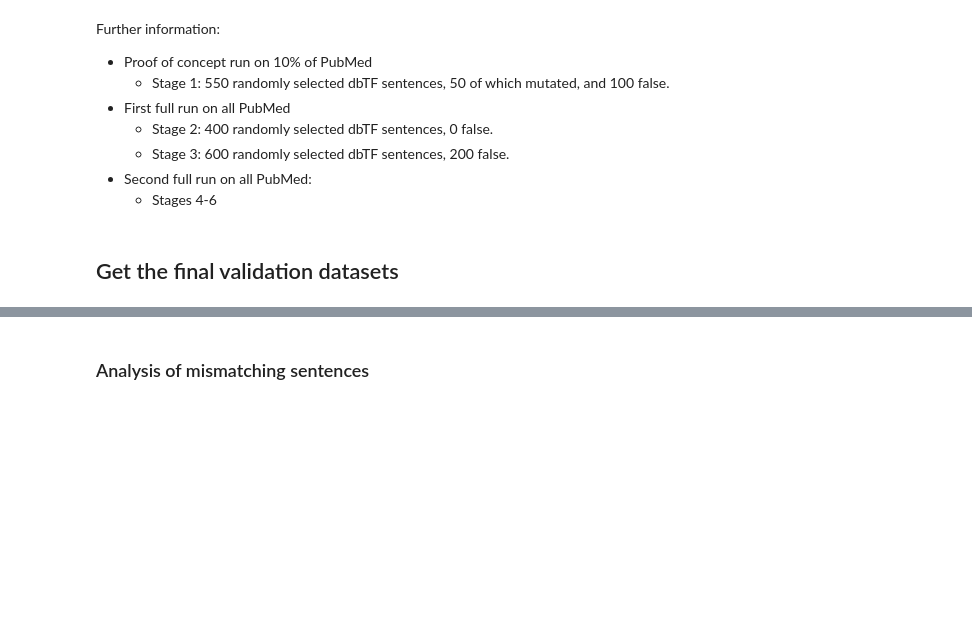
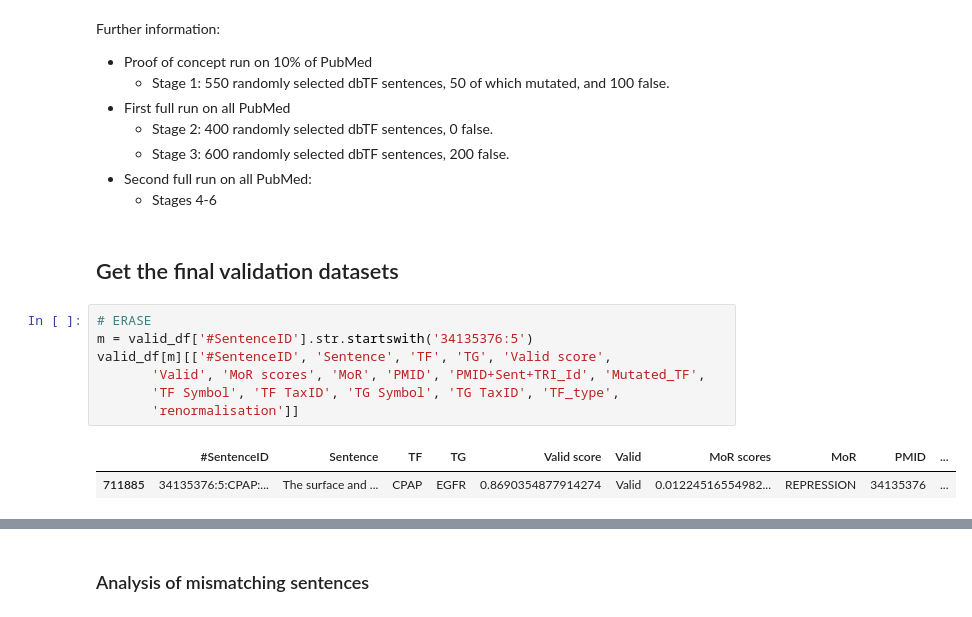
Before and after one commit to Rbbt-Workflows/ExTRI2, a Jupyter notebook: scripts/validation/prepare_validation_results.ipynb, the cells around one changed output, grey strips where cells are left out. Drawn from its saved outputs; the diff is of its cells as text; blank space fills up the shorter version.

Commit message:
Updated postprocessing and validation scripts

```diff
--- a/scripts/validation/prepare_validation_results.ipynb
+++ b/scripts/validation/prepare_validation_results.ipynb
@@ -160,3 +154,13 @@ Further information:
     * Stages 4-6
 # %% [markdown]
 ## Get the final validation datasets
+# %%
+# ERASE
+m = valid_df['#SentenceID'].str.startswith('34135376:5')
+valid_df[m][['#SentenceID', 'Sentence', 'TF', 'TG', 'Valid score',
+       'Valid', 'MoR scores', 'MoR', 'PMID', 'PMID+Sent+TRI_Id', 'Mutated_TF',
+       'TF Symbol', 'TF TaxID', 'TG Symbol', 'TG TaxID', 'TF_type',
+       'renormalisation']]
+# %% [output]
+|  | #SentenceID | Sentence | TF | TG | Valid score | Valid | MoR scores | MoR | PMID | ... |
+| 711885 | 34135376:5:CPAP:... | The surface and ... | CPAP | EGFR | 0.8690354877914274 | Valid | 0.01224516554982... | REPRESSION | 34135376 | ... |
```
Also changed, not shown: parts of 12 cells of this notebook, 9 other files.
